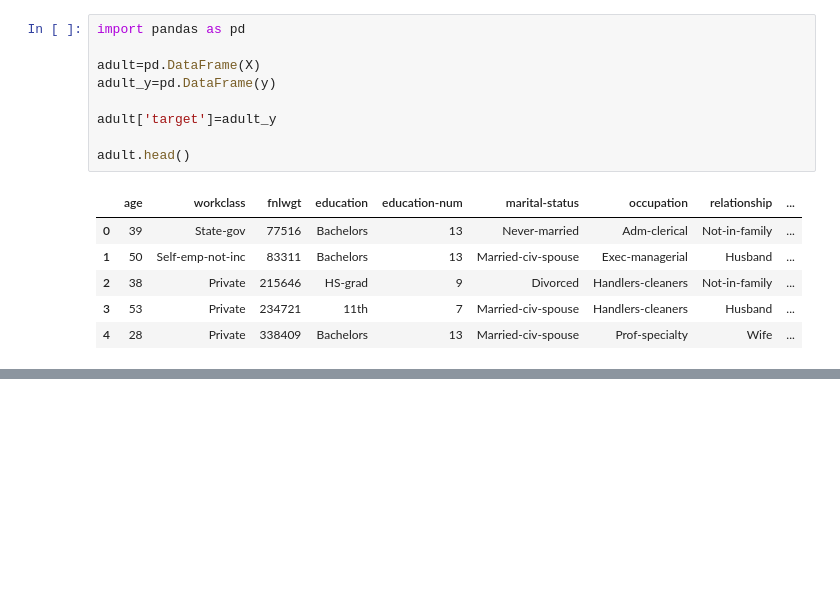
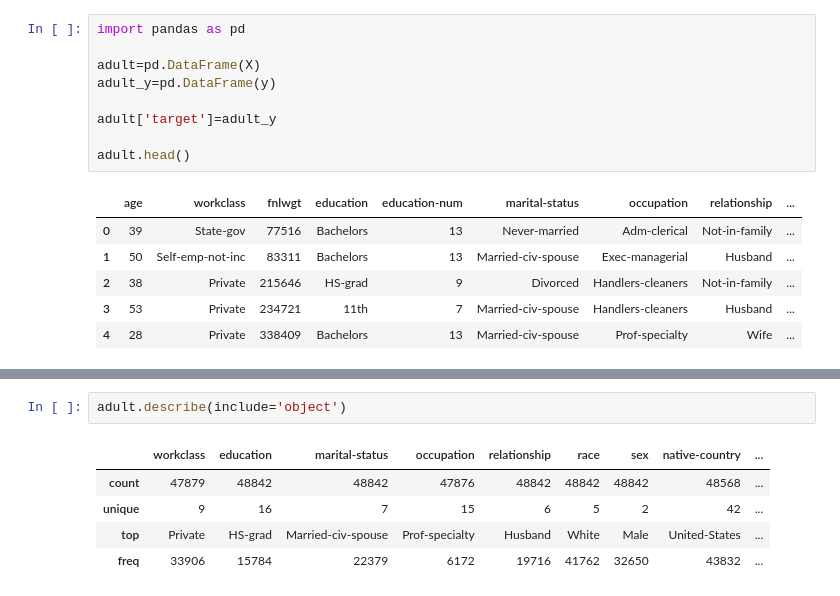
Before and after one commit to ccjaviers777/ean_material_ml, a Jupyter notebook: Cuadernos/Proyecto_Supervisado.ipynb, the cells around one changed output, grey strips where cells are left out. Cells and saved outputs as stored; diff of their text form; blank space fills up the shorter version.

```diff
--- a/Cuadernos/Proyecto_Supervisado.ipynb
+++ b/Cuadernos/Proyecto_Supervisado.ipynb
@@ -40,0 +43,8 @@ adult.head()
+# %%
+adult.describe(include='object')
+# %% [output]
+|  | workclass | education | marital-status | occupation | relationship | race | sex | native-country | ... |
+| count | 47879 | 48842 | 48842 | 47876 | 48842 | 48842 | 48842 | 48568 | ... |
+| unique | 9 | 16 | 7 | 15 | 6 | 5 | 2 | 42 | ... |
+| top | Private | HS-grad | Married-civ-spouse | Prof-specialty | Husband | White | Male | United-States | ... |
+| freq | 33906 | 15784 | 22379 | 6172 | 19716 | 41762 | 32650 | 43832 | ... |
```
Also changed, not shown: parts of 8 cells of this notebook.
